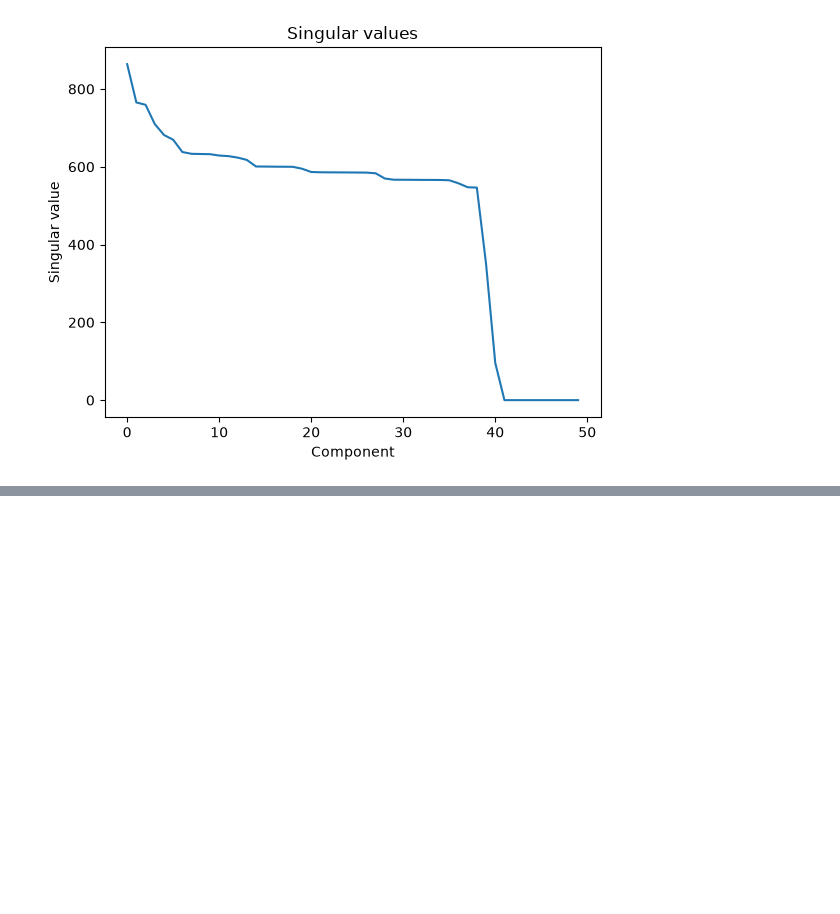
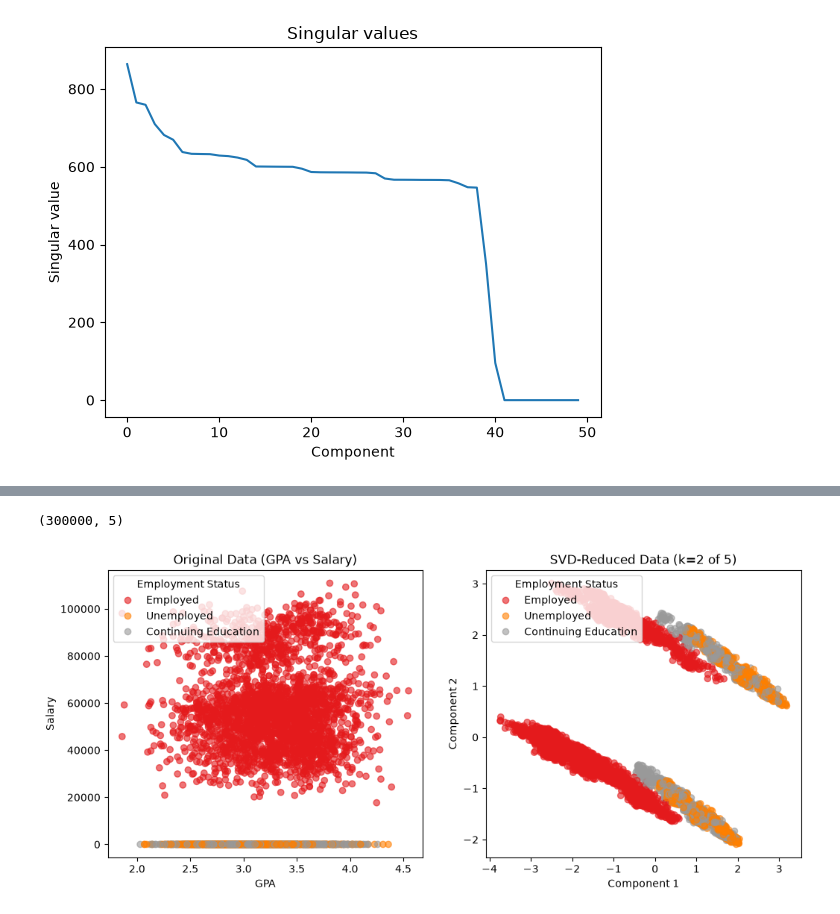
Before and after one commit to YashuLanki/Mathematics-AI-Course, a Jupyter notebook: Week 03 - SVD/SVD_PCA_Dimensionality_Reduction.ipynb, the cells around one changed output, grey strips where cells are left out. Saved outputs shown, nothing was run; the diff lists cells and outputs as text; code cells hidden in the pictures; blank space fills up the shorter version.

Commit message:
Finish Part 2 (SVD) and Part 3 (PCA) of Week 03 assignment
Adds top-k reduction, original-vs-reduced visualizations, and
trade-off discussions for both SVD and PCA sections.

```diff
--- a/Week 03 - SVD/SVD_PCA_Dimensionality_Reduction.ipynb
+++ b/Week 03 - SVD/SVD_PCA_Dimensionality_Reduction.ipynb
@@ -131,0 +139,31 @@ plt.show()
+# %%
+k = 5
+Z = U[:, :k] @ np.diag(S[:k])
+print(Z.shape)
+# %% [output]
+(300000, 5)
+# %%
+codes, categories = pd.factorize(df['Employment_Status'])
+
+sample_idx = df.sample(5000, random_state=42).index
+sample_labels = codes[sample_idx]
+
+plt.figure(figsize=(12, 5))
+
+plt.subplot(1, 2, 1)
+scatter1 = plt.scatter(df.loc[sample_idx, 'GPA'], df.loc[sample_idx, 'Salary'], c=sample_labels, cmap='Set1', alpha=0.6)
+plt.xlabel('GPA')
+plt.ylabel('Salary')
+plt.title('Original Data (GPA vs Salary)')
+plt.legend(scatter1.legend_elements()[0], categories, title='Employment Status')
+
+plt.subplot(1, 2, 2)
+scatter2 = plt.scatter(Z[sample_idx, 0], Z[sample_idx, 1], c=sample_labels, cmap='Set1', alpha=0.6)
+plt.xlabel('Component 1')
+plt.ylabel('Component 2')
+plt.title('SVD-Reduced Data (k=2 of 5)')
+plt.legend(scatter2.legend_elements()[0], categories, title='Employment Status', loc='upper left')
+
+plt.show()
+# %% [output]
+[figure, added]
```
Also changed, not shown: parts of 13 cells of this notebook.
